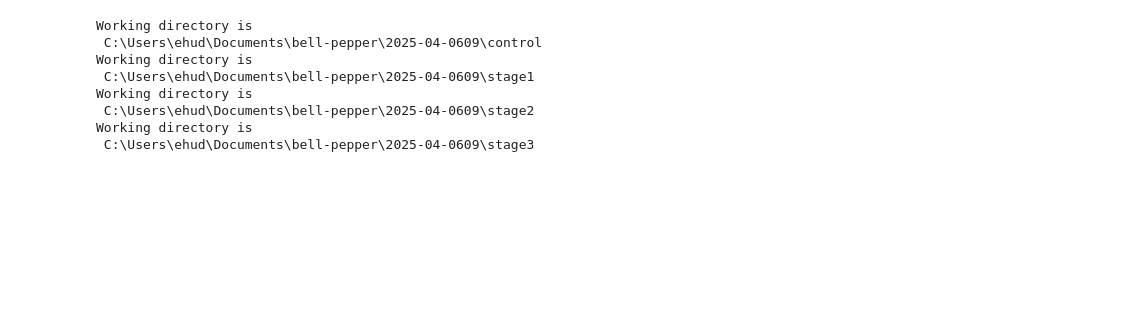
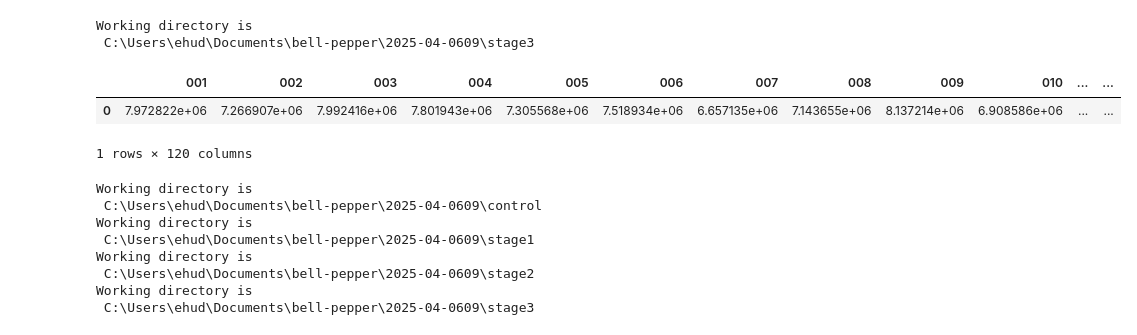
Before and after one commit to ehudbehar/bell-pepper, a Jupyter notebook: 2025-04-0609/data analysis.ipynb, the cells around one changed output. Saved outputs shown, nothing was run; the diff lists cells and outputs as text; code cells hidden in the pictures; blank space fills up the shorter version.

```diff
--- a/2025-04-0609/data analysis.ipynb
+++ b/2025-04-0609/data analysis.ipynb
@@ -45,6 +45,14 @@ def numeric_integrals(dataset):
     del col_name
     del integral
     return integrals
+# %%
+numeric_integrals(append_columns("stage3"))
+# %% [output]
+Working directory is
+ C:\Users\ehud\Documents\bell-pepper\2025-04-0609\stage3
+|  | 001 | 002 | 003 | 004 | 005 | 006 | 007 | 008 | 009 | 010 | ... | ... |
+| 0 | 7.972822e+06 | 7.266907e+06 | 7.992416e+06 | 7.801943e+06 | 7.305568e+06 | 7.518934e+06 | 6.657135e+06 | 7.143655e+06 | 8.137214e+06 | 6.908586e+06 | ... | ... |
+1 rows × 120 columns
 # %%
 control_integrals=numeric_integrals(append_columns("control"))
 st1_integrals=numeric_integrals(append_columns("stage1"))
```
Also changed, not shown: parts of 3 cells of this notebook.
